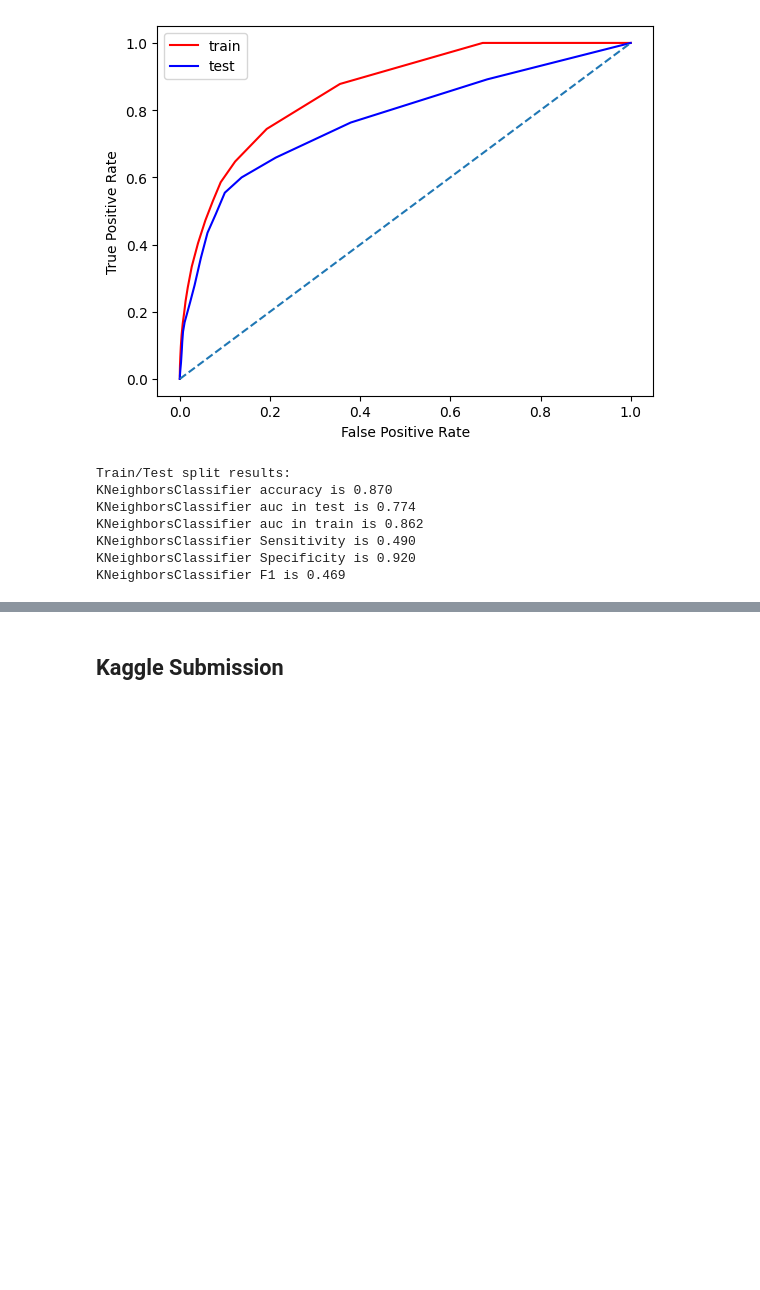
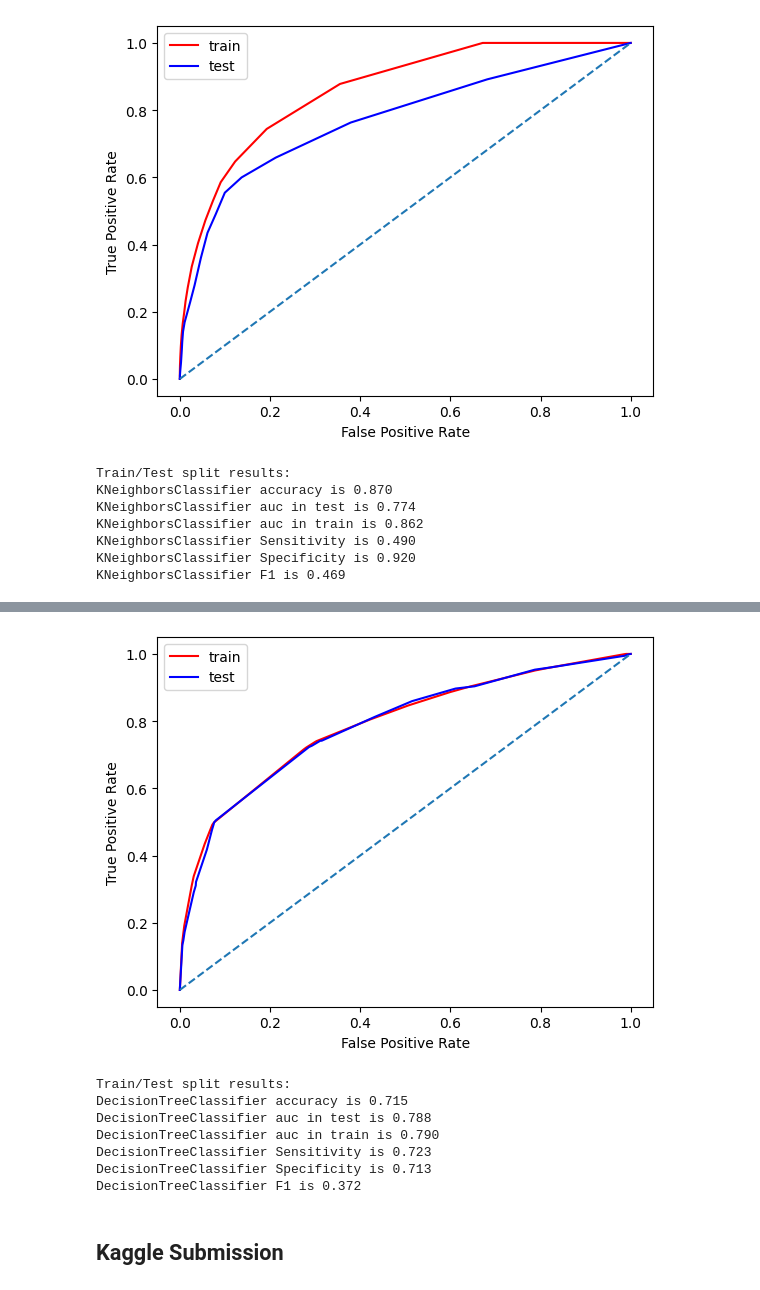
Before and after one commit to marcemir/MLAdvancedProject, a Jupyter notebook: 2410_kaggle_bank_campaingMarcelo.ipynb, the cells around one changed output, grey strips where cells are left out. Drawn from its saved outputs; the diff is of its cells as text; code cells hidden in the pictures; blank space fills up the shorter version.

```diff
--- a/2410_kaggle_bank_campaingMarcelo.ipynb
+++ b/2410_kaggle_bank_campaingMarcelo.ipynb
@@ -1099,3 +1164,21 @@ KNeighborsClassifier F1 is 0.469
+# %%
+# Initialize the best model with the best hyperparameters
+best_dt_model = DecisionTreeClassifier(**best_params)
+
+# Train the model
+best_dt_model.fit(X_train_transformed_df, y_train)
+
+# Compute metrics of the best model
+compute_metrics(best_dt_model, X_train_transformed_df, y_train, X_test_transformed_df, y_test)
+# %% [output]
+[figure, added]
+Train/Test split results:
+DecisionTreeClassifier accuracy is 0.715
+DecisionTreeClassifier auc in test is 0.788
+DecisionTreeClassifier auc in train is 0.790
+DecisionTreeClassifier Sensitivity is 0.723
+DecisionTreeClassifier Specificity is 0.713
+DecisionTreeClassifier F1 is 0.372
 # %% [markdown]
 ## Kaggle Submission
 # %%
```
Also changed, not shown: parts of 9 cells of this notebook, 1 other file.
